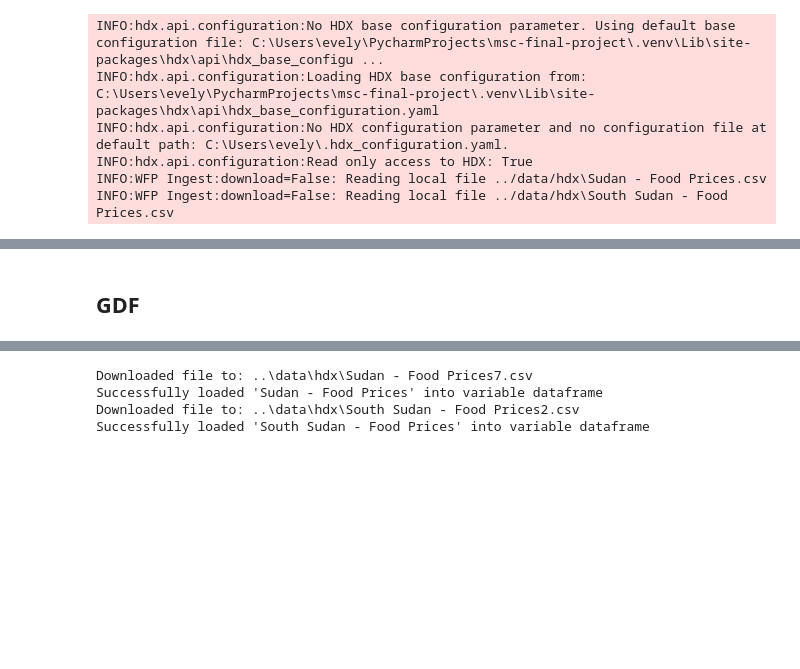
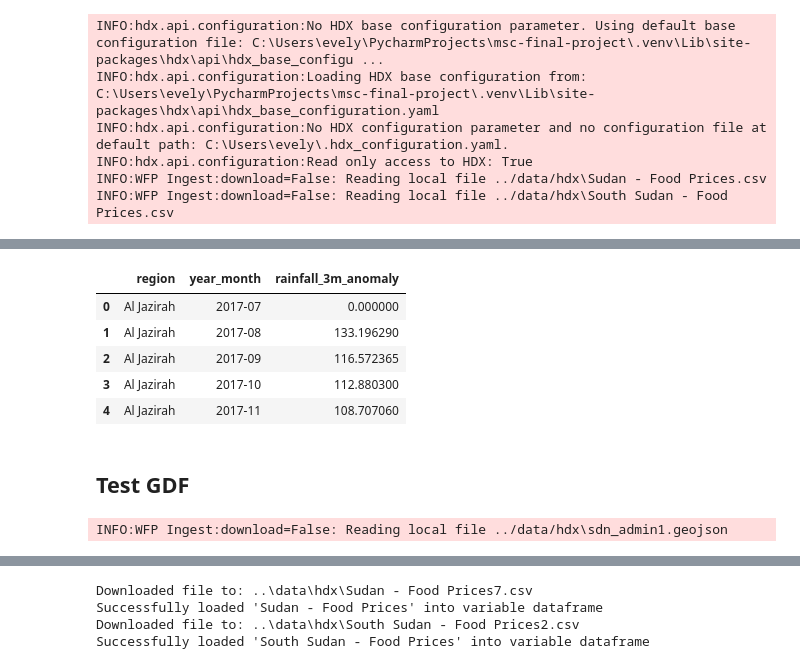
Before and after one commit to eviejones/msc-final-project, a Jupyter notebook: model/hdx.ipynb, the cells around one changed output, grey strips where cells are left out. Cells and saved outputs as stored; diff of their text form; code cells hidden in the pictures; blank space fills up the shorter version.

```diff
--- a/model/hdx.ipynb
+++ b/model/hdx.ipynb
@@ -56,0 +100,3 @@ df
+# %%
+import processing.rainfall_processing as rain
+df, rainfall_predictors = rain.get_clean_data(False)
@@ -57,10 +109,21 @@ df
+# %%
+df.head()
+# %% [output]
+|  | region | year_month | rainfall_3m_anomaly |
+| 0 | Al Jazirah | 2017-07 | 0.000000 |
+| 1 | Al Jazirah | 2017-08 | 133.196290 |
+| 2 | Al Jazirah | 2017-09 | 116.572365 |
+| 3 | Al Jazirah | 2017-10 | 112.880300 |
+| 4 | Al Jazirah | 2017-11 | 108.707060 |
 # %% [markdown]
-## GDF
+##  Test GDF
 # %%
 data_name = "cod-ab-sdn"
 # %%
 hdx = HdxClient()
-gdf = hdx.get_data(dataset_name=data_name, file_name="admin1", file_type="geojson")
+gdf = hdx.get_admin_boundaries(dataset_name=data_name, file_name="admin1", file_type="geojson", download= False)
+# %% [output]
+INFO:WFP Ingest:download=False: Reading local file ../data/hdx\sdn_admin1.geojson
 # %%
 acled = pd.read_csv("../data/all_data.csv")
 # %%
```
Also changed, not shown: parts of 22 cells of this notebook.
